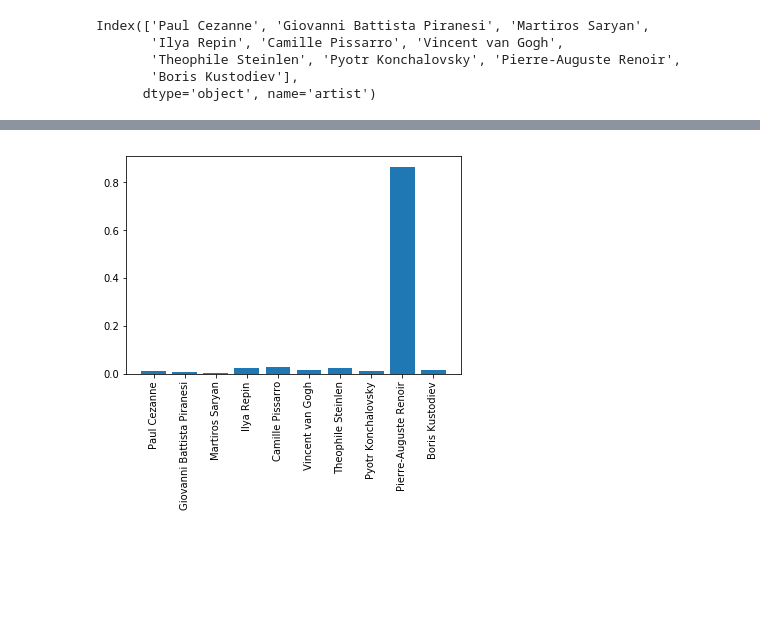
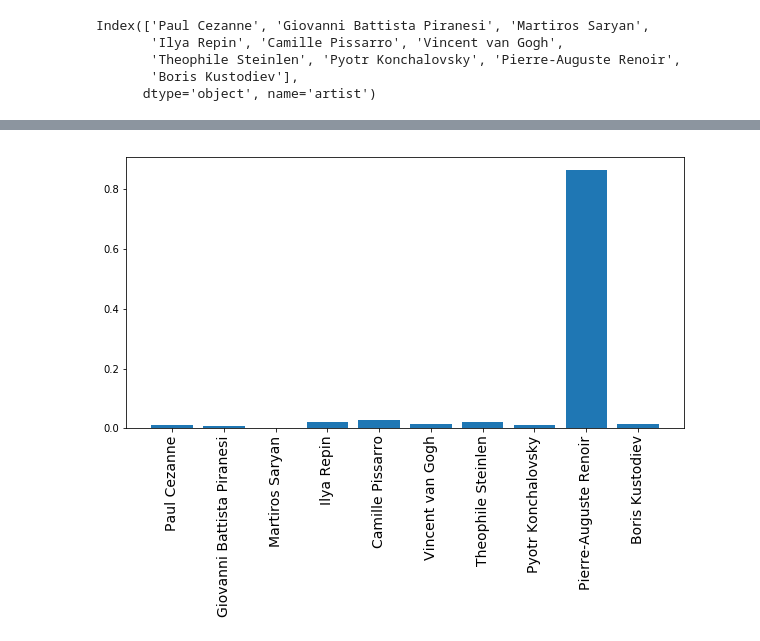
Before and after one commit to mozzhorin/painter-by-numbers, a Jupyter notebook: notebooks/test_model.ipynb, the cells around one changed output, grey strips where cells are left out. Saved outputs shown, nothing was run; the diff lists cells and outputs as text; code cells hidden in the pictures; blank space fills up the shorter version.

```diff
--- a/notebooks/test_model.ipynb
+++ b/notebooks/test_model.ipynb
@@ -40,8 +38,9 @@ bucket = 'gs://painters-mnist-2-1561980951/export/'
 hist_name = 'history-top10-1562594013.pkl'
 model_name = 'top10-1562594013.h5'
 
-hist_path = '/tmp/' + hist_name
-model_path = '/tmp/' + model_name
+download_dir = '/home/mo/Downloads/painters/'
+hist_path = download_dir + hist_name
+model_path = download_dir + model_name
 
 !gsutil cp {bucket}{hist_name} {hist_path}
 !gsutil cp {bucket}{model_name} {model_path}
@@ -131,8 +119,9 @@ image = np.array(image)/255.0
 result = trained_model.predict(image[np.newaxis, ...])
 predicted_class = np.argmax(result[0], axis=-1)
 # %%
+plt.figure(figsize=(10,5))
 plt.bar(range(10), result[0])
-plt.xticks(range(10), top10.index, rotation=90)
+plt.xticks(range(10), top10.index, rotation=90, fontsize=14)
 plt.show()
 # %% [output]
-[figure, old version]
+[figure, new version]
```
Also changed, not shown: parts of 5 cells of this notebook, 30 other files.
